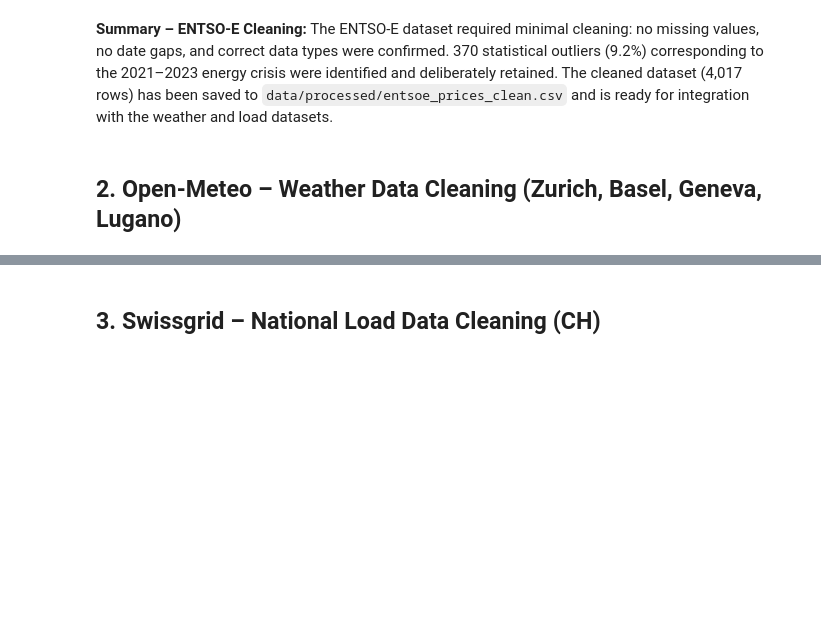
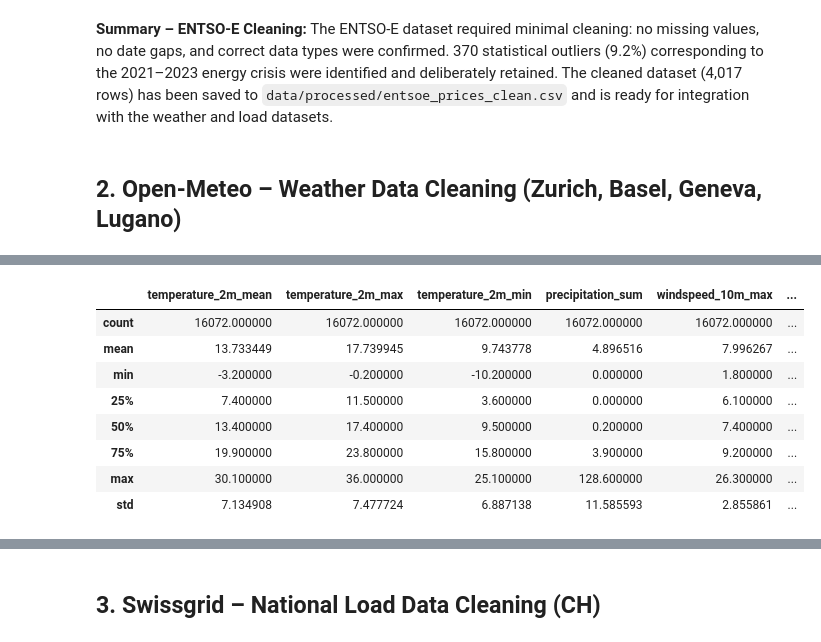
Before and after one commit to joelthedebugger/CIP_FS26_203, a Jupyter notebook: notebooks/02_data_cleaning.ipynb, the cells around one changed output, grey strips where cells are left out. Drawn from its saved outputs; the diff is of its cells as text; code cells hidden in the pictures; blank space fills up the shorter version.

Commit message:
Cleaning weather data, adding the required collum (Season), saved as cleaned in processed

```diff
--- a/notebooks/02_data_cleaning.ipynb
+++ b/notebooks/02_data_cleaning.ipynb
@@ -208,0 +207,11 @@ tbd Joel/Aurora
+# %%
+import pandas as pd
+import numpy as np
+
+# Daten laden
+df = pd.read_csv('../data/raw/weather/weather_raw.csv')
+
+# Erste Übersicht
+print(df.shape)
+print(df.dtypes)
+df.head()
@@ -208,0 +253,5 @@ tbd Joel/Aurora
+# %%
+# correcting data types
+
+df['date'] = pd.to_datetime(df['date'])
+print(df.dtypes)
@@ -208,0 +270,12 @@ tbd Joel/Aurora
+# %%
+df.describe()
+# %% [output]
+|  | temperature_2m_mean | temperature_2m_max | temperature_2m_min | precipitation_sum | windspeed_10m_max | ... |
+| count | 16072.000000 | 16072.000000 | 16072.000000 | 16072.000000 | 16072.000000 | ... |
+| mean | 13.733449 | 17.739945 | 9.743778 | 4.896516 | 7.996267 | ... |
+| min | -3.200000 | -0.200000 | -10.200000 | 0.000000 | 1.800000 | ... |
+| 25% | 7.400000 | 11.500000 | 3.600000 | 0.000000 | 6.100000 | ... |
+| 50% | 13.400000 | 17.400000 | 9.500000 | 0.200000 | 7.400000 | ... |
+| 75% | 19.900000 | 23.800000 | 15.800000 | 3.900000 | 9.200000 | ... |
+| max | 30.100000 | 36.000000 | 25.100000 | 128.600000 | 26.300000 | ... |
+| std | 7.134908 | 7.477724 | 6.887138 | 11.585593 | 2.855861 | ... |
```
Also changed, not shown: parts of 9 cells of this notebook.
